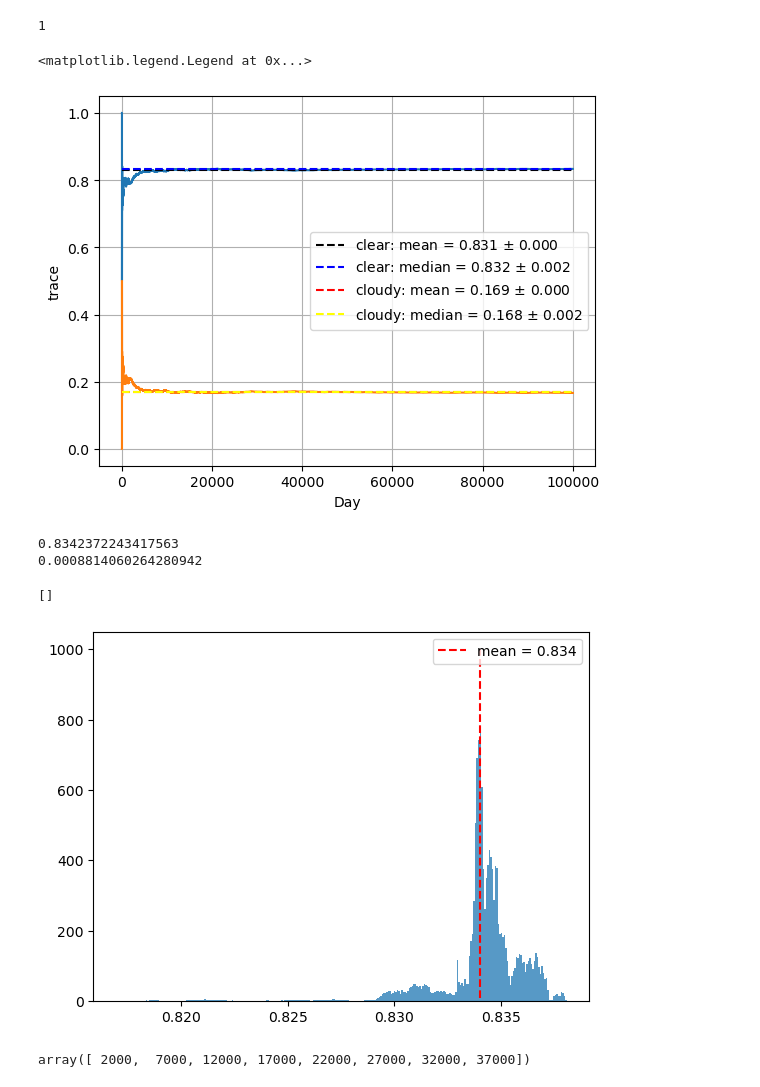
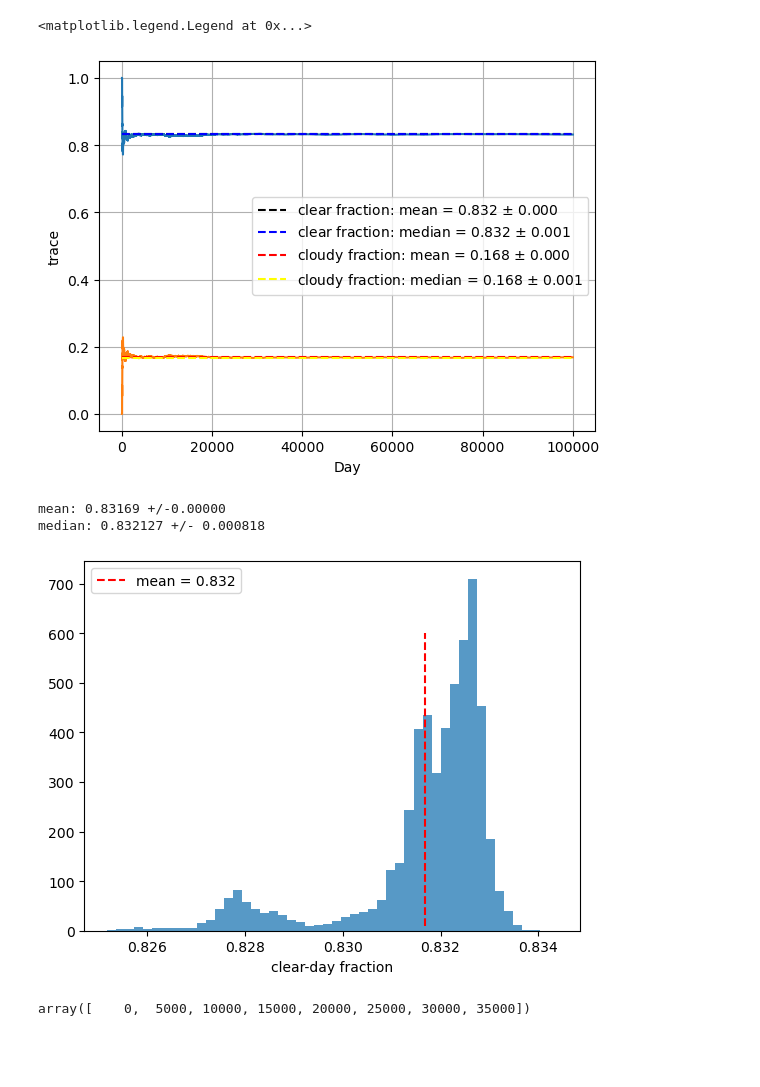
Before and after one commit to ebianchi803/astrostatistics_bicocca_2026, a Jupyter notebook: working/L10.ipynb, the cells around one changed output. Cells and saved outputs as stored; diff of their text form; code cells hidden in the pictures; blank space fills up the shorter version.

```diff
--- a/working/L10.ipynb
+++ b/working/L10.ipynb
@@ -34,11 +34,6 @@ def jump(today):
         draw = choice([0,1],1,p=[0.1,0.9],replace=False)
 
     return draw[0]
-# %%
-#devo fare in modo che a ogni estrazione le probabilità siano rispettate: non può essere deterministico
-(jump(0))
-# %% [output]
-1
 # %%
 N=100000
 p_init = 1
@@ -66,32 +61,31 @@ plt.plot(np.arange(1,N+2),freq_clear)
 plt.plot(np.arange(1,N+2),1-freq_clear)
 plt.xlabel('Day')
 plt.ylabel('trace')
-plt.hlines(np.mean(freq_clear[burn_in:]),0,N,linestyle='--',color='k', label= r'clear: mean = %.3f $\pm$ %.3f' % (np.mean(freq_clear[burn_in:]), np.std(freq_clear[burn_in:])/(len((freq_clear[burn_in:])-1))))
-plt.hlines(np.median(freq_clear[burn_in:]),0,N,linestyle='--',color='b', label= r'clear: median = %.3f $\pm$ %.3f' % (np.median(freq_clear[burn_in:]), astroML.stats.sigmaG(freq_clear[burn_in:])))
-plt.hlines(np.mean(1-freq_clear[burn_in:]),0,N,linestyle='--',color='r', label= 'cloudy: mean = %.3f $\pm$ %.3f' % (np.mean(1-freq_clear[burn_in:]), np.std(1-freq_clear[burn_in:])/(len((1-freq_clear[burn_in:])-1))))
-plt.hlines(np.median(1-freq_clear[burn_in:]),0,N,linestyle='--',color='yellow', label= 'cloudy: median = %.3f $\pm$ %.3f' % (np.median(1-freq_clear[burn_in:]), astroML.stats.sigmaG(1-freq_clear[burn_in:])))
+plt.hlines(np.mean(freq_clear[burn_in:]),0,N,linestyle='--',color='k', label= r'clear fraction: mean = %.3f $\pm$ %.3f' % (np.mean(freq_clear[burn_in:]), np.std(freq_clear[burn_in:])/(len((freq_clear[burn_in:])-1))))
+plt.hlines(np.median(freq_clear[burn_in:]),0,N,linestyle='--',color='b', label= r'clear fraction: median = %.3f $\pm$ %.3f' % (np.median(freq_clear[burn_in:]), astroML.stats.sigmaG(freq_clear[burn_in:])))
+plt.hlines(np.mean(1-freq_clear[burn_in:]),0,N,linestyle='--',color='r', label= 'cloudy fraction: mean = %.3f $\pm$ %.3f' % (np.mean(1-freq_clear[burn_in:]), np.std(1-freq_clear[burn_in:])/(len((1-freq_clear[burn_in:])-1))))
+plt.hlines(np.median(1-freq_clear[burn_in:]),0,N,linestyle='--',color='yellow', label= 'cloudy fraction: median = %.3f $\pm$ %.3f' % (np.median(1-freq_clear[burn_in:]), astroML.stats.sigmaG(1-freq_clear[burn_in:])))
 plt.grid()
 plt.legend()
 # %% [output]
 <matplotlib.legend.Legend at 0x...>
-[figure, old version]
+[figure, new version]
 # %%
-print(np.median(freq_clear))
-print(astroML.stats.sigmaG(freq_clear))
+print('mean: %.5f +/-%.5f' % (np.mean(freq_clear[burn_in:]), np.std(freq_clear[burn_in:])/np.sqrt(len(freq_clear[burn_in:]))))
+print('median: %5f +/- %5f' % (np.median(freq_clear[burn_in:]), astroML.stats.sigmaG(freq_clear[burn_in:])))
 # %% [output]
-0.8342372243417563
-0.0008814060264280942
+mean: 0.83169 +/-0.00000
+median: 0.832127 +/- 0.000818
 # %%
-plt.hist(freq_clear[burn_in:],300,alpha=0.75,density=True)
-plt.vlines(np.mean(freq_clear[burn_in:]),10,1000,linestyle='--',color='r',label='mean = %.3f' % np.mean(freq_clear[burn_in:]))
+plt.hist(freq_clear[burn_in:],50,alpha=0.75,density=True)
+plt.vlines(np.mean(freq_clear[burn_in:]),10,600,linestyle='--',color='r',label='mean = %.3f' % np.mean(freq_clear[burn_in:]))
 plt.legend()
-plt.plot()
+plt.xlabel('clear-day fraction');
 # %% [output]
-[]
-[figure, old version]
+[figure, new version]
 # %%
-burnins = np.arange((2000),(40000), 5000)
+burnins = np.arange((0),(40000), 5000)
 burnins
 # %% [output]
-array([ 2000,  7000, 12000, 17000, 22000, 27000, 32000, 37000])
+array([    0,  5000, 10000, 15000, 20000, 25000, 30000, 35000])
 # %%
```
Also changed, not shown: parts of 2 cells of this notebook.
